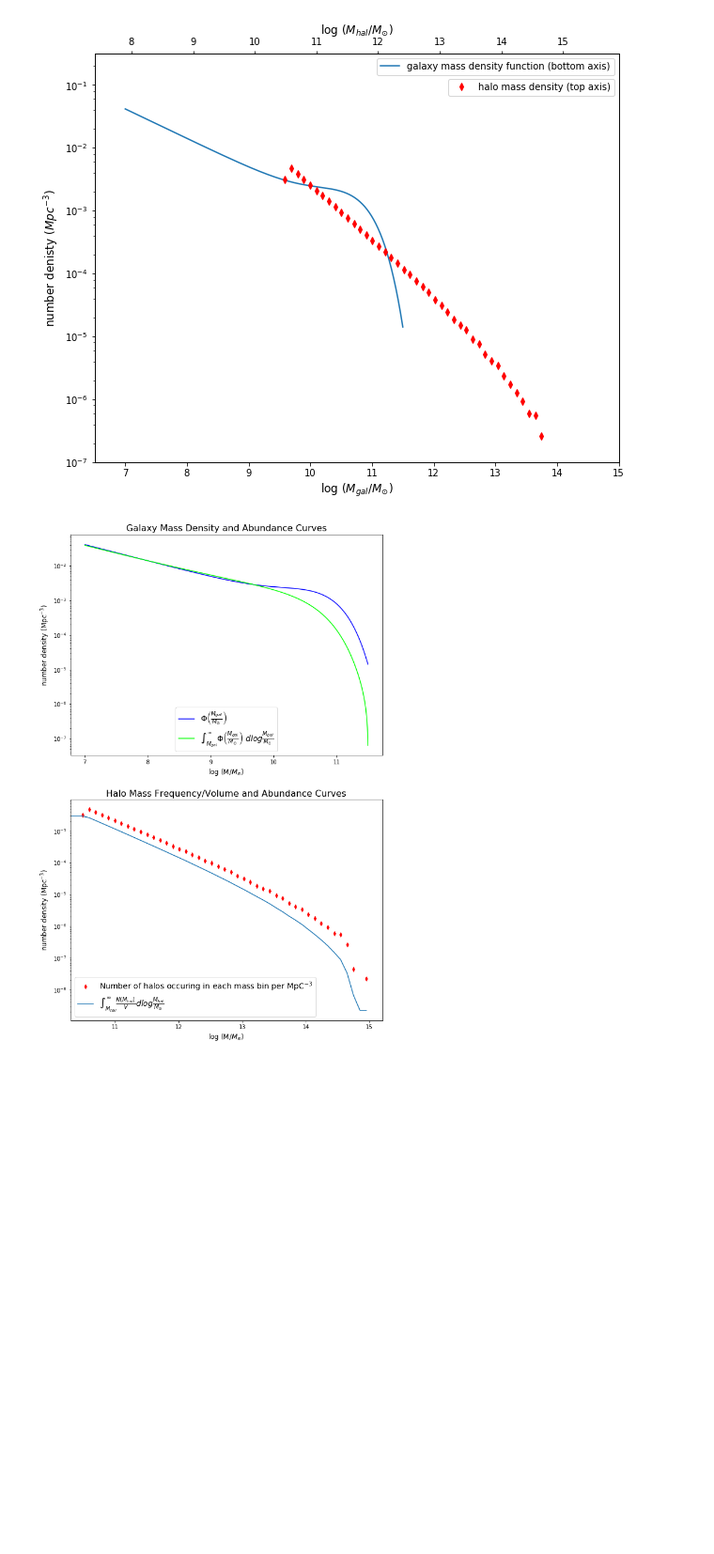
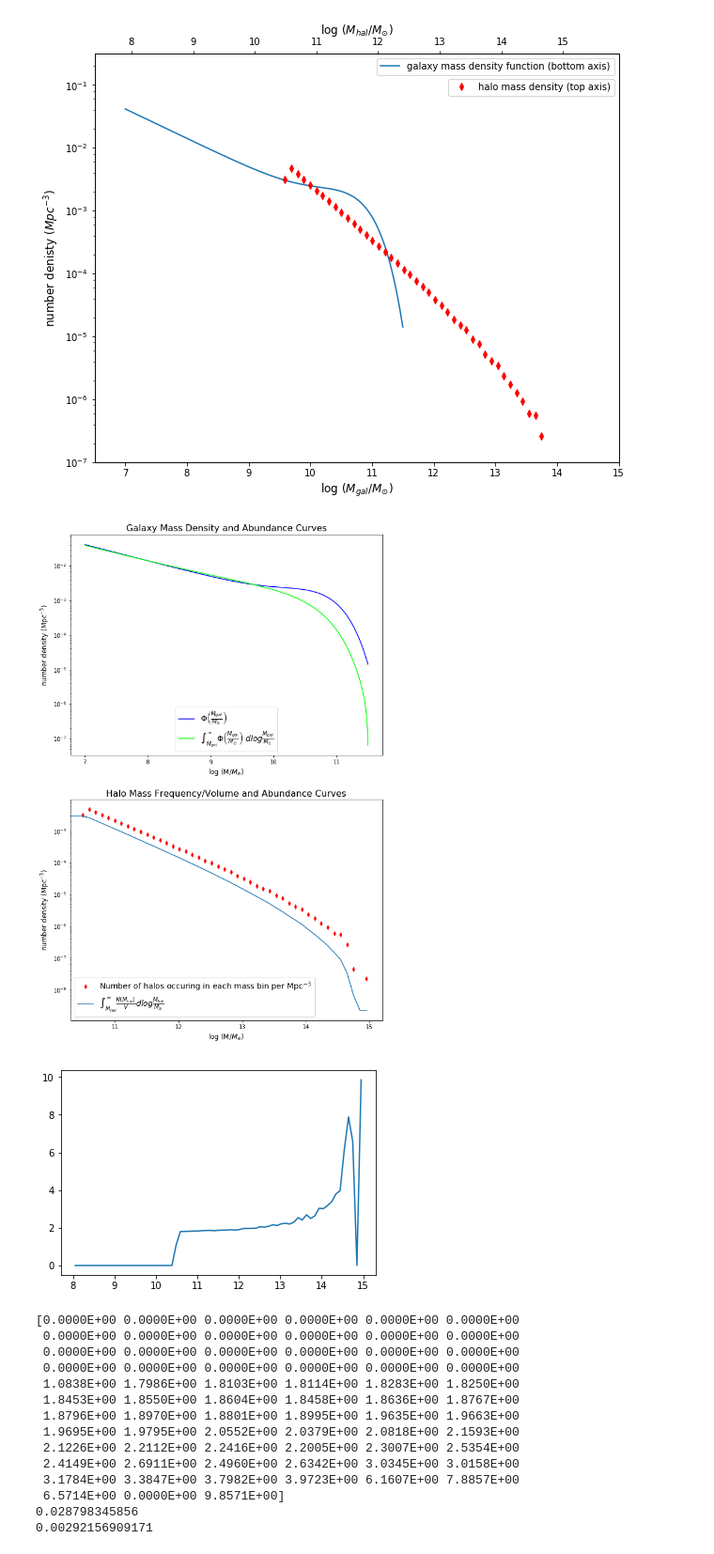
Before and after one commit to patricks1/Tinker, a Jupyter notebook: schechter.ipynb, the cells around one changed output. Shown at 94% size. Drawn from its saved outputs; the diff is of its cells as text; code cells hidden in the pictures; blank space fills up the shorter version.

```diff
--- a/schechter.ipynb
+++ b/schechter.ipynb
@@ -119,31 +119,55 @@ galaxymassplt=fig.add_subplot(2,1,1)
 galaxymassplt.semilogy(logmratio,phi,'b-',
                       label='$\\Phi \\left(\\frac{M_{gal}}{M_{\\odot}} \\right)$')
 galaxymassplt.set_ylabel('number density (Mpc$^{-3}$)',fontsize=12)
 galaxymassplt.set_xlabel('log (M/$M_{\odot}$)',fontsize=12)
 #Plot the area under the galaxy mass density function according to the integral from M_gal to inf
 galaxymassplt.semilogy(revlogmratio,galaxyarea,color=(0,1,0),
                        label='$\\int_{M_{gal}}^{\\infty}\\Phi \\left(\\frac{M_{gal}}{M_{\\odot}} \\right)\;'
                        'dlog\\frac{M_{gal}}{M_{\\odot}}$')
 galaxymassplt.legend(fontsize=14,loc='lower center')
 galaxymassplt.set_title('Galaxy Mass Density and Abundance Curves',fontsize=16)
 
 #CREATE THE ABUNDANCE CURVE FOR HALO MASS
 revhalofreq = np.flip(halofreq,0) #reverse the halo frequency array so I can calculate the area as the integral from M_hal to inf
 revlogmidbins = np.flip(logmidbins,0) #reverse the logmidbins array so I can plot the area later in the code
 dx_hal=(logbins.max()-logbins.min())/(len(logbins)-1)
 sumdy_hal=np.array([revhalofreq[:i].sum() for i in np.arange(1,len(revhalofreq)+1,1)])
 haloarea=sumdy_hal*dx_hal
 
 haloabundanceplt=fig.add_subplot(2,1,2)
-haloabundanceplt.semilogy(logmidbins,halofreq,'rd',markersize=5,label='Number of halos occuring in each mass bin per MpC$^{-3}$')
+haloabundanceplt.semilogy(logmidbins,halofreq,'rd',markersize=5,label='Number of halos occuring in each mass bin per Mpc$^{-3}$')
 haloabundanceplt.semilogy(revlogmidbins,haloarea,label='$\\int_{M_{hal}}^{\infty}\\frac{N(M_{hal})}{V}dlog\\frac{M_{hal}}{M_{\odot}}$')
 haloabundanceplt.set_xlabel('log (M/$M_{\odot}$)',fontsize=12)
 haloabundanceplt.set_ylabel('number density (Mpc$^{-3}$)',fontsize=12)
 haloabundanceplt.legend(fontsize=14)
 haloabundanceplt.set_title('Halo Mass Frequency/Volume and Abundance Curves',fontsize=16)
 haloabundanceplt.set_xlim(10.3,15.2)
 
 plt.savefig('Abundance Curves.png')
 plt.show()
+
+revhaloarea=np.flip(haloarea,0)
+plt.plot(logmidbins,halofreq/revhaloarea)
+plt.show()
+
+arr=halofreq/revhaloarea
+print arr
+print halomass.size/(250./0.7)**3.
+print np.max(haloarea)
 # %% [output]
 [figure]
+[figure, added]
+[0.0000E+00 0.0000E+00 0.0000E+00 0.0000E+00 0.0000E+00 0.0000E+00
+ 0.0000E+00 0.0000E+00 0.0000E+00 0.0000E+00 0.0000E+00 0.0000E+00
+ 0.0000E+00 0.0000E+00 0.0000E+00 0.0000E+00 0.0000E+00 0.0000E+00
+ 0.0000E+00 0.0000E+00 0.0000E+00 0.0000E+00 0.0000E+00 0.0000E+00
+ 1.0838E+00 1.7986E+00 1.8103E+00 1.8114E+00 1.8283E+00 1.8250E+00
+ 1.8453E+00 1.8550E+00 1.8604E+00 1.8458E+00 1.8636E+00 1.8767E+00
+ 1.8796E+00 1.8970E+00 1.8801E+00 1.8995E+00 1.9635E+00 1.9663E+00
+ 1.9695E+00 1.9795E+00 2.0552E+00 2.0379E+00 2.0818E+00 2.1593E+00
+ 2.1226E+00 2.2112E+00 2.2416E+00 2.2005E+00 2.3007E+00 2.5354E+00
+ 2.4149E+00 2.6911E+00 2.4960E+00 2.6342E+00 3.0345E+00 3.0158E+00
+ 3.1784E+00 3.3847E+00 3.7982E+00 3.9723E+00 6.1607E+00 7.8857E+00
+ 6.5714E+00 0.0000E+00 9.8571E+00]
+0.028798345856
+0.00292156909171
```
